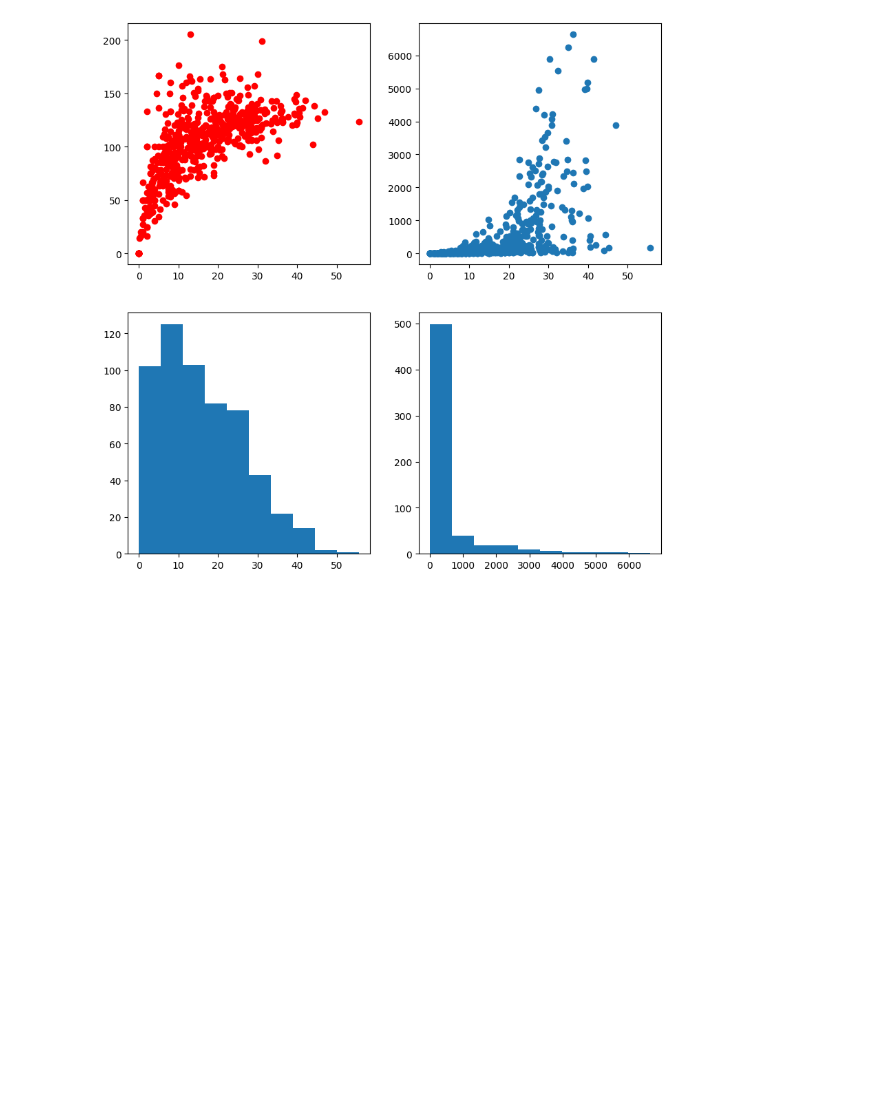
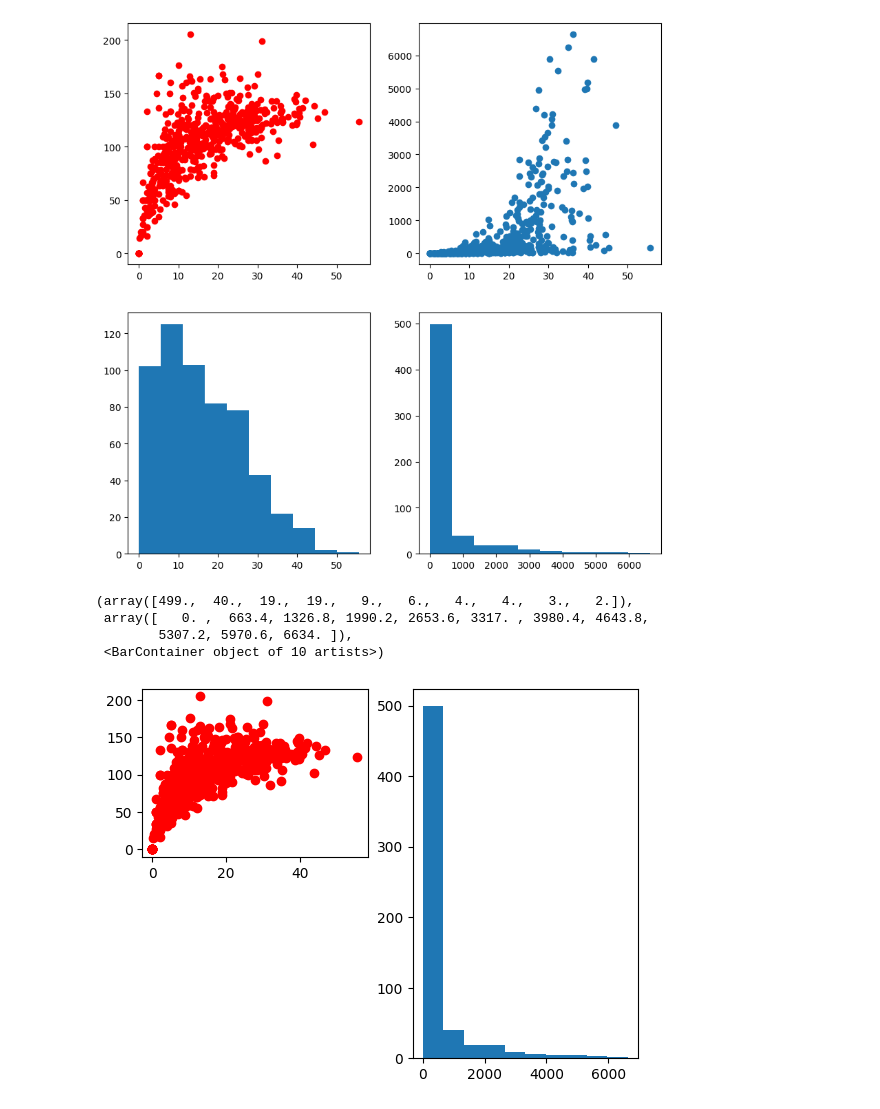
Before and after one commit to simran-aug15/Matplotlib, a Jupyter notebook: subplot.ipynb, the cells around one changed output. Drawn from its saved outputs; the diff is of its cells as text; code cells hidden in the pictures; blank space fills up the shorter version.

```diff
--- a/subplot.ipynb
+++ b/subplot.ipynb
@@ -73,3 +73,16 @@ ax[1,1].hist(batter['runs']) # second row,second column
         5307.2, 5970.6, 6634. ]),
  <BarContainer object of 10 artists>)
 [figure]
+# %%
+# 3rd way of plotting a graph
+fig=plt.figure()
+ax1=fig.add_subplot(2,2,1)
+ax1.scatter(batter['avg'],batter['strike_rate'],color='red')
+ax2=fig.add_subplot(1,2,2)
+ax2.hist(batter['runs'])
+# %% [output]
+(array([499.,  40.,  19.,  19.,   9.,   6.,   4.,   4.,   3.,   2.]),
+ array([   0. ,  663.4, 1326.8, 1990.2, 2653.6, 3317. , 3980.4, 4643.8,
+        5307.2, 5970.6, 6634. ]),
+ <BarContainer object of 10 artists>)
+[figure, added]
```
Also changed, not shown: parts of 1 cell of this notebook.
